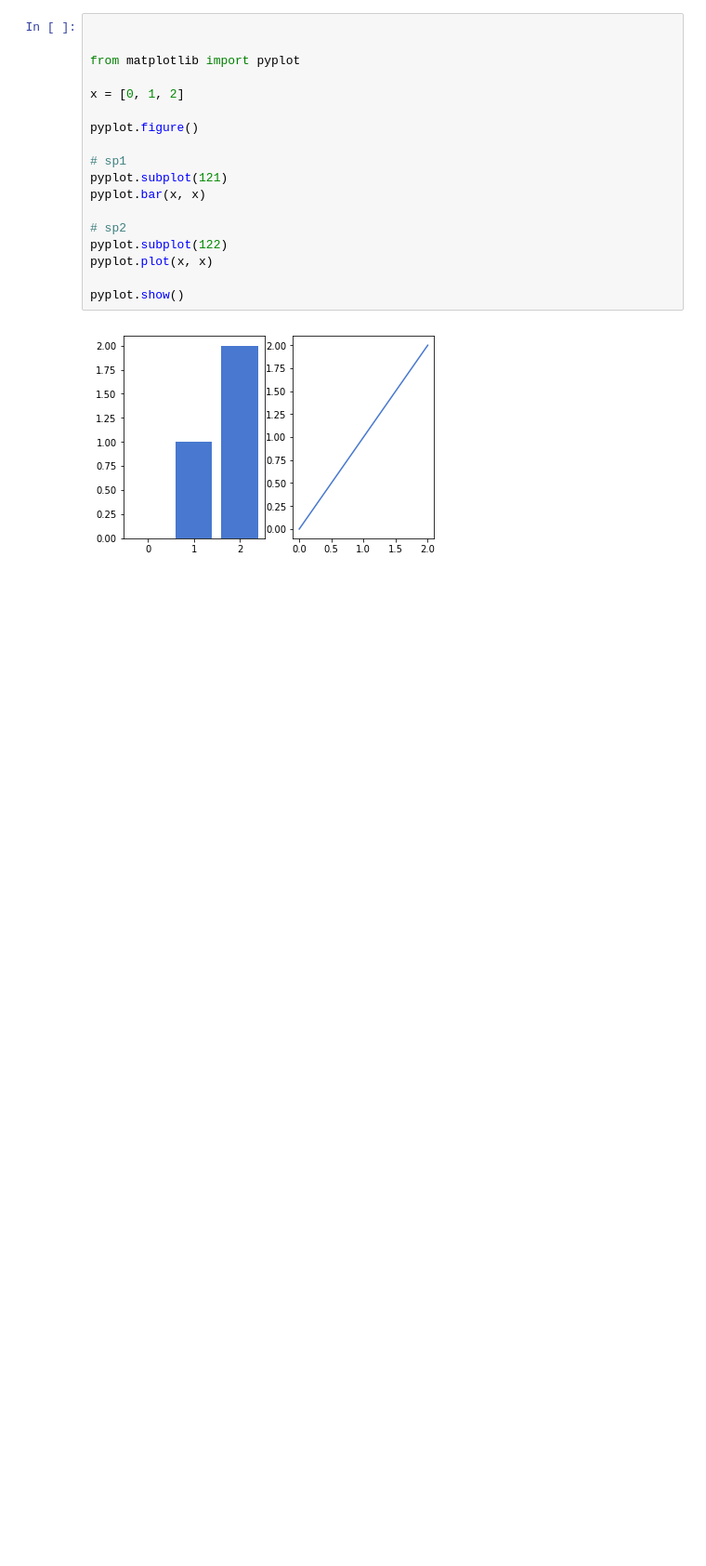
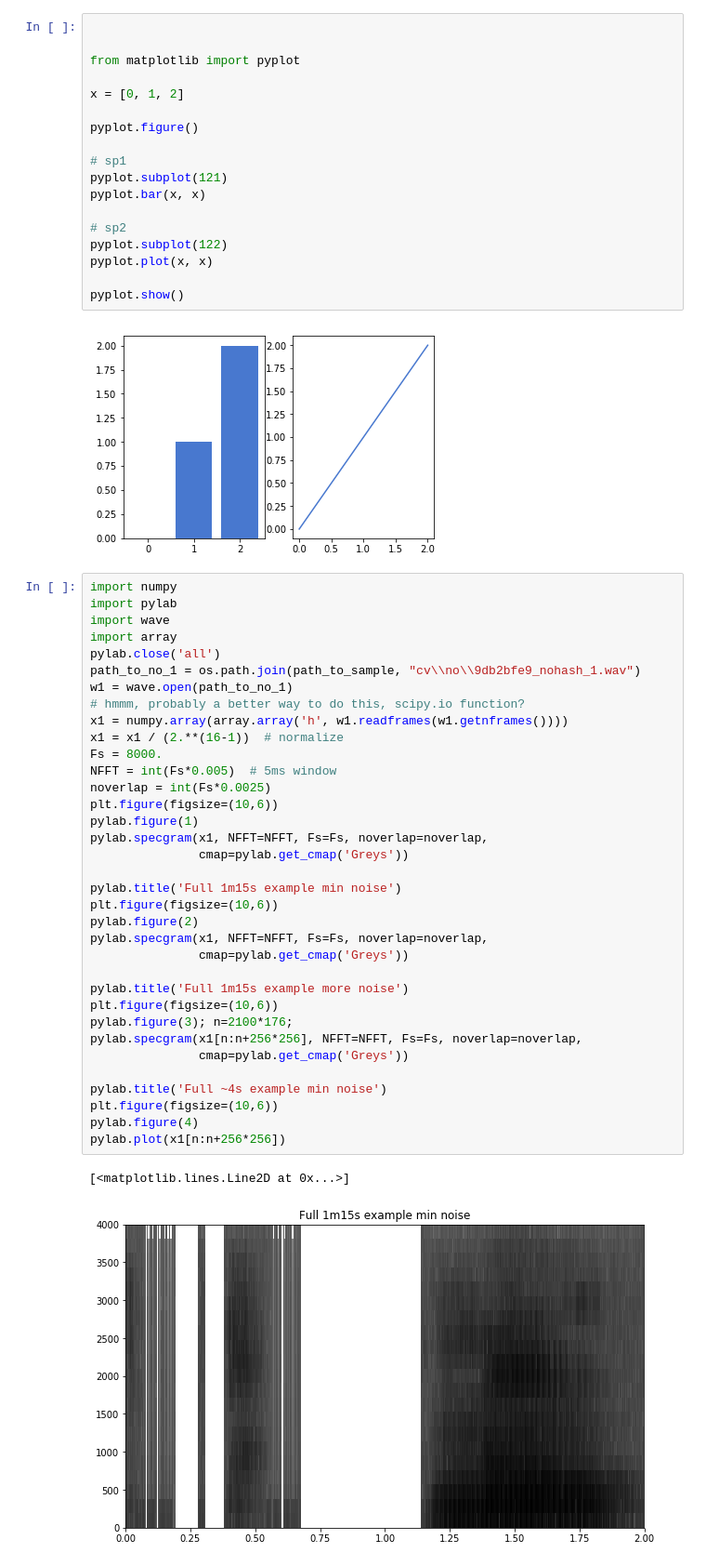
Before and after one commit to mateuszjurewicz/tensorflow_speech_recognition, a Jupyter notebook: 1b. Librosa.ipynb, the cells around one changed output. Shown at 93% size. Saved outputs shown, nothing was run; the diff lists cells and outputs as text; blank space fills up the shorter version.

```diff
--- a/1b. Librosa.ipynb
+++ b/1b. Librosa.ipynb
@@ -264,3 +264,41 @@ pyplot.plot(x, x)
 pyplot.show()
 # %% [output]
 [figure]
+# %%
+import numpy
+import pylab
+import wave
+import array
+pylab.close('all')
+path_to_no_1 = os.path.join(path_to_sample, "cv\\no\\9db2bfe9_nohash_1.wav")
+w1 = wave.open(path_to_no_1)
+# hmmm, probably a better way to do this, scipy.io function?
+x1 = numpy.array(array.array('h', w1.readframes(w1.getnframes())))
+x1 = x1 / (2.**(16-1))  # normalize
+Fs = 8000.
+NFFT = int(Fs*0.005)  # 5ms window
+noverlap = int(Fs*0.0025)
+plt.figure(figsize=(10,6))
+pylab.figure(1)
+pylab.specgram(x1, NFFT=NFFT, Fs=Fs, noverlap=noverlap,
+               cmap=pylab.get_cmap('Greys'))
+
+pylab.title('Full 1m15s example min noise')
+plt.figure(figsize=(10,6))
+pylab.figure(2)
+pylab.specgram(x1, NFFT=NFFT, Fs=Fs, noverlap=noverlap,
+               cmap=pylab.get_cmap('Greys'))
+
+pylab.title('Full 1m15s example more noise')
+plt.figure(figsize=(10,6))
+pylab.figure(3); n=2100*176;
+pylab.specgram(x1[n:n+256*256], NFFT=NFFT, Fs=Fs, noverlap=noverlap,
+               cmap=pylab.get_cmap('Greys'))
+
+pylab.title('Full ~4s example min noise')
+plt.figure(figsize=(10,6))
+pylab.figure(4)
+pylab.plot(x1[n:n+256*256])
+# %% [output]
+[<matplotlib.lines.Line2D at 0x...>]
+[figure, added]
```
Also changed, not shown: parts of 1 cell of this notebook, 1 other file.
